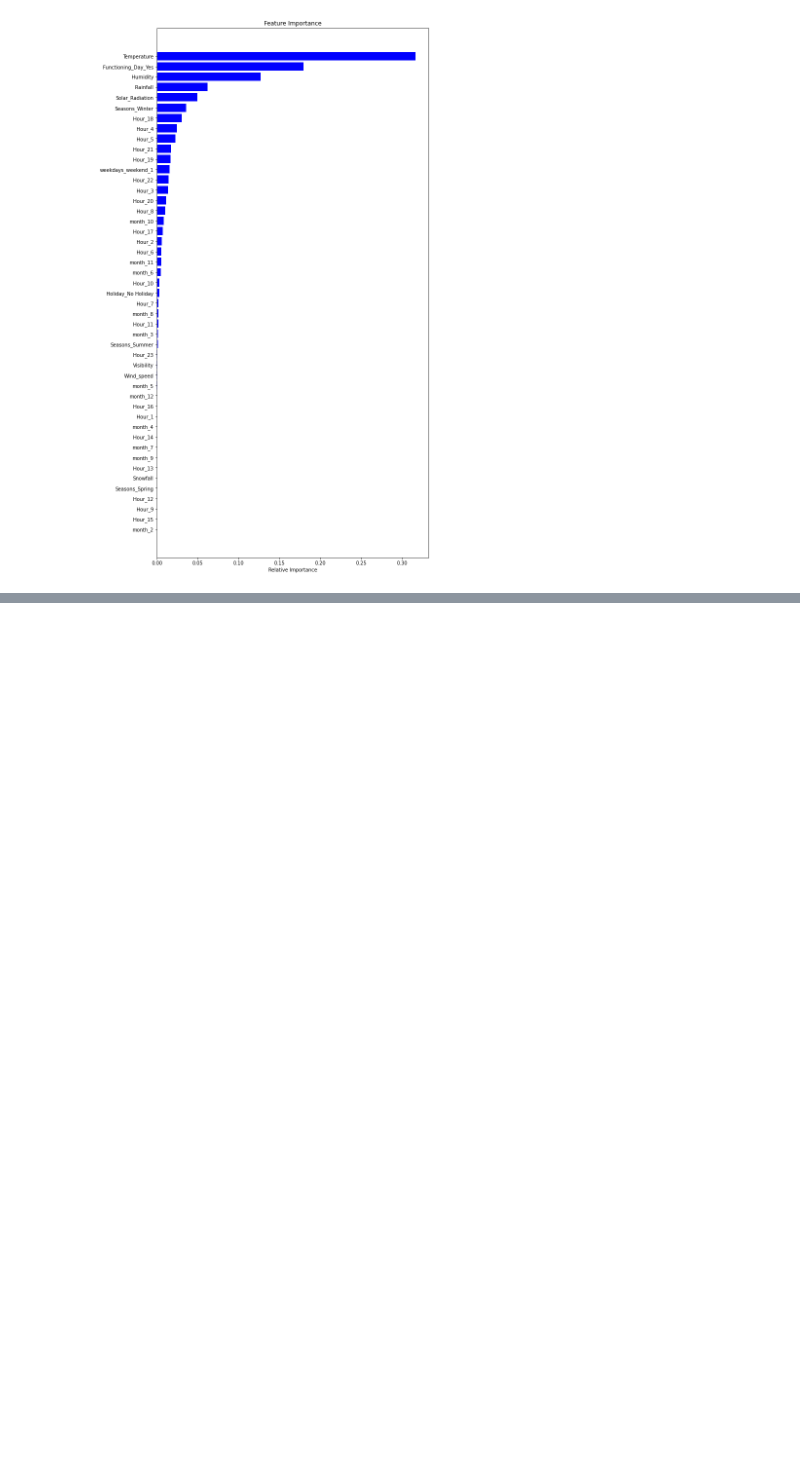
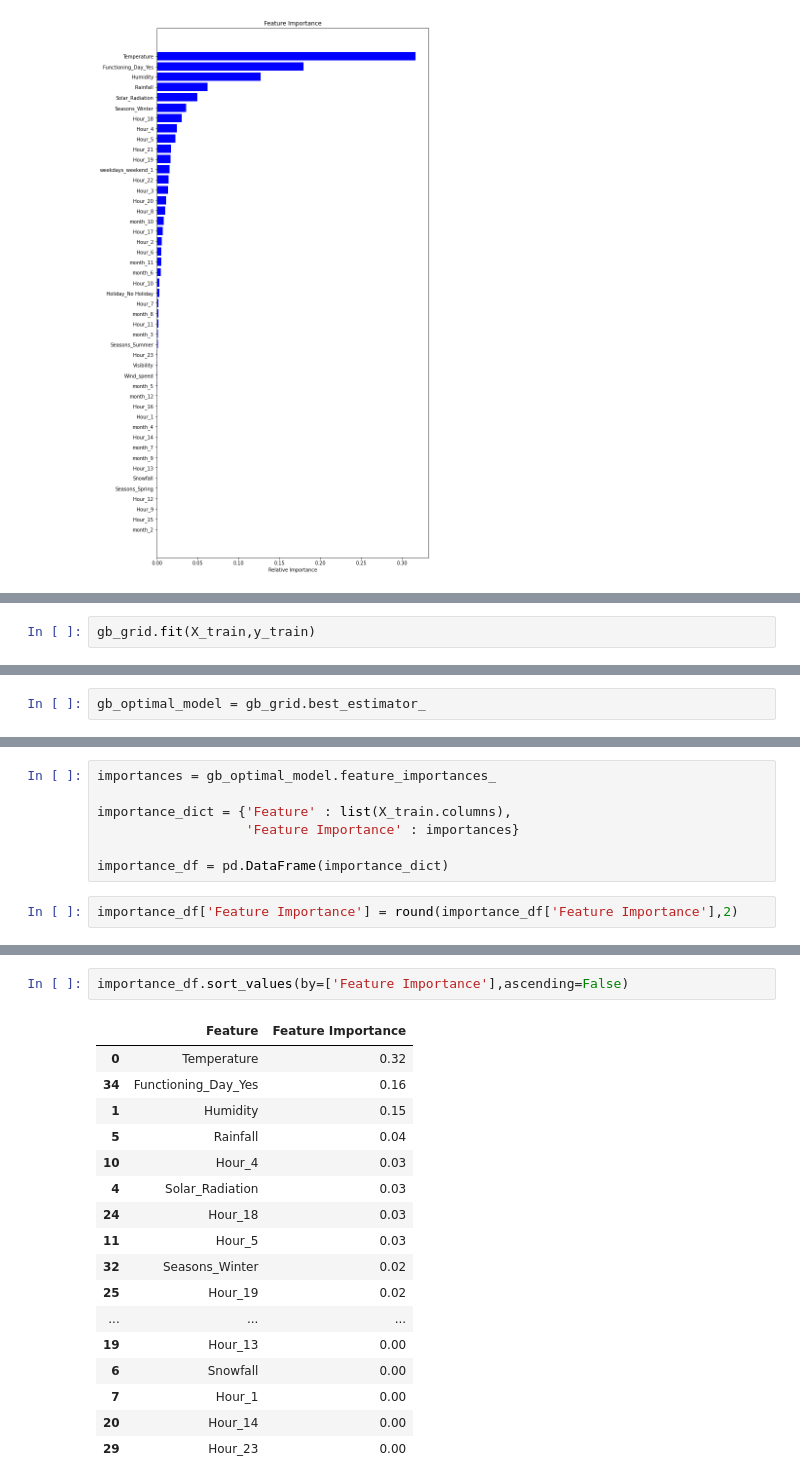
Before and after one commit to Tarunsri1998/Bike-Sharing-Demand-Prediction, a Jupyter notebook: Bike_Sharing_Demand_Prediction_Capstone_Project.ipynb, the cells around one changed output, grey strips where cells are left out. Drawn from its saved outputs; the diff is of its cells as text; blank space fills up the shorter version.

```diff
--- a/Bike_Sharing_Demand_Prediction_Capstone_Project.ipynb
+++ b/Bike_Sharing_Demand_Prediction_Capstone_Project.ipynb
@@ -1698,0 +1749,2 @@ plt.show()
+# %%
+gb_grid.fit(X_train,y_train)
@@ -1698,0 +1779,2 @@ plt.show()
+# %%
+gb_optimal_model = gb_grid.best_estimator_
@@ -1698,0 +1883,9 @@ plt.show()
+# %%
+importances = gb_optimal_model.feature_importances_
+
+importance_dict = {'Feature' : list(X_train.columns),
+                   'Feature Importance' : importances}
+
+importance_df = pd.DataFrame(importance_dict)
+# %%
+importance_df['Feature Importance'] = round(importance_df['Feature Importance'],2)
@@ -1698,0 +1901,20 @@ plt.show()
+# %%
+importance_df.sort_values(by=['Feature Importance'],ascending=False)
+# %% [output]
+|  | Feature | Feature Importance |
+| 0 | Temperature | 0.32 |
+| 34 | Functioning_Day_Yes | 0.16 |
+| 1 | Humidity | 0.15 |
+| 5 | Rainfall | 0.04 |
+| 10 | Hour_4 | 0.03 |
+| 4 | Solar_Radiation | 0.03 |
+| 24 | Hour_18 | 0.03 |
+| 11 | Hour_5 | 0.03 |
+| 32 | Seasons_Winter | 0.02 |
+| 25 | Hour_19 | 0.02 |
+| ... | ... | ... |
+| 19 | Hour_13 | 0.00 |
+| 6 | Snowfall | 0.00 |
+| 7 | Hour_1 | 0.00 |
+| 20 | Hour_14 | 0.00 |
+| 29 | Hour_23 | 0.00 |
```
Also changed, not shown: parts of 31 cells of this notebook.
